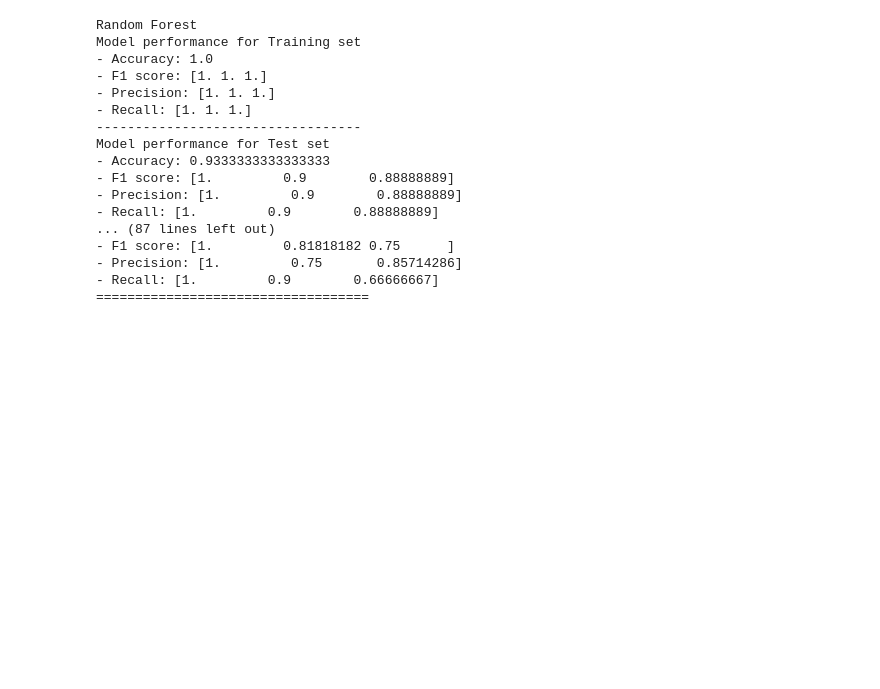
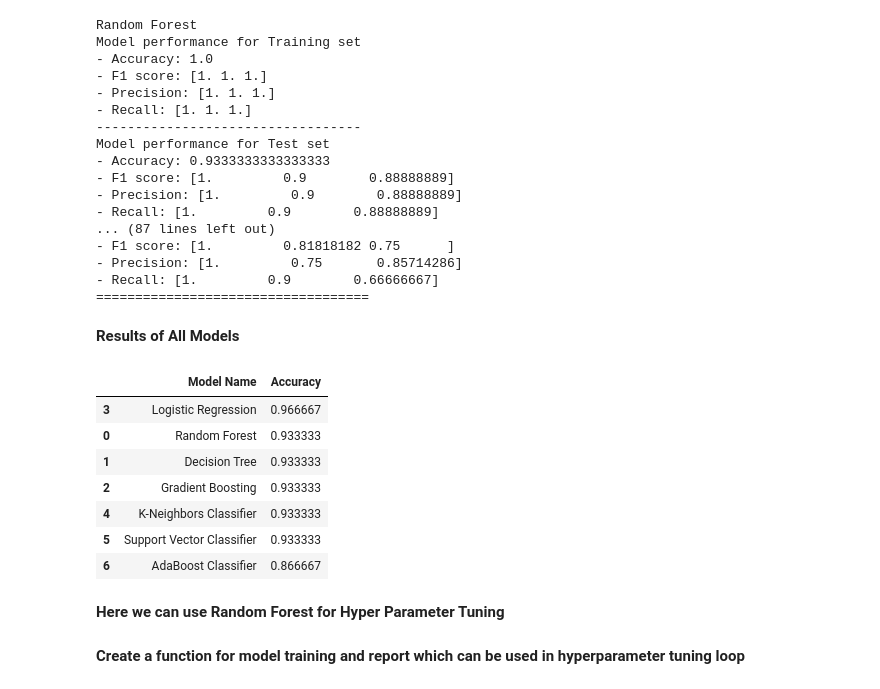
Before and after one commit to saxenastar/ML_Basic_deployment, a Jupyter notebook: notebook/2_Feature_Engineering_and_Model_Training.ipynb, the cells around one changed output. Cells and saved outputs as stored; diff of their text form; code cells hidden in the pictures; blank space fills up the shorter version.

```diff
--- a/notebook/2_Feature_Engineering_and_Model_Training.ipynb
+++ b/notebook/2_Feature_Engineering_and_Model_Training.ipynb
@@ -311,3 +311,18 @@ Model performance for Test set
 - Precision: [1.         0.75       0.85714286]
 - Recall: [1.         0.9        0.66666667]
 ===================================
+# %% [markdown]
+**Results of All Models**
+# %%
+base_model_report
+# %% [output]
+|  | Model Name | Accuracy |
+| 3 | Logistic Regression | 0.966667 |
+| 0 | Random Forest | 0.933333 |
+| 1 | Decision Tree | 0.933333 |
+| 2 | Gradient Boosting | 0.933333 |
+| 4 | K-Neighbors Classifier | 0.933333 |
+| 5 | Support Vector Classifier | 0.933333 |
+| 6 | AdaBoost Classifier | 0.866667 |
+# %% [markdown]
+**Here we can use Random Forest for Hyper Parameter Tuning**
@@ -313,0 +346,2 @@ Model performance for Test set
+# %% [markdown]
+**Create a function for model training and report which can be used in hyperparameter tuning loop**
```
Also changed, not shown: parts of 10 cells of this notebook.
